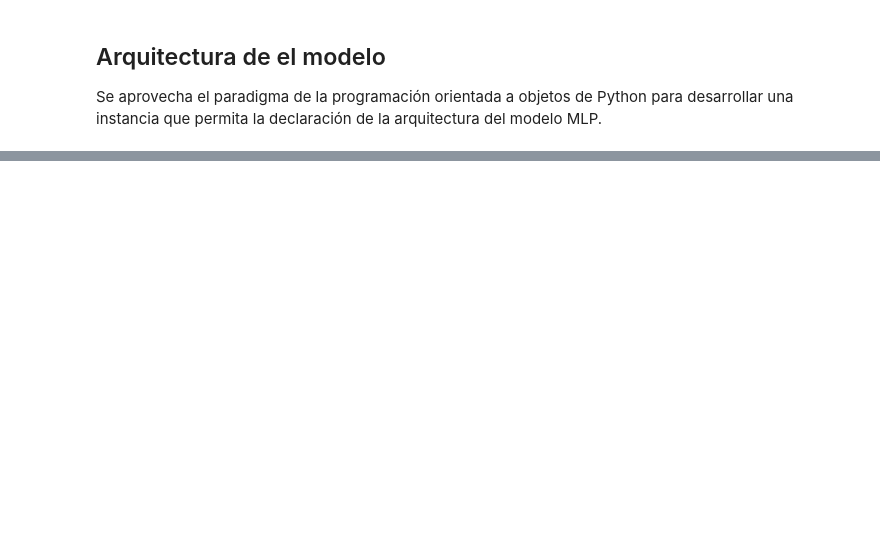
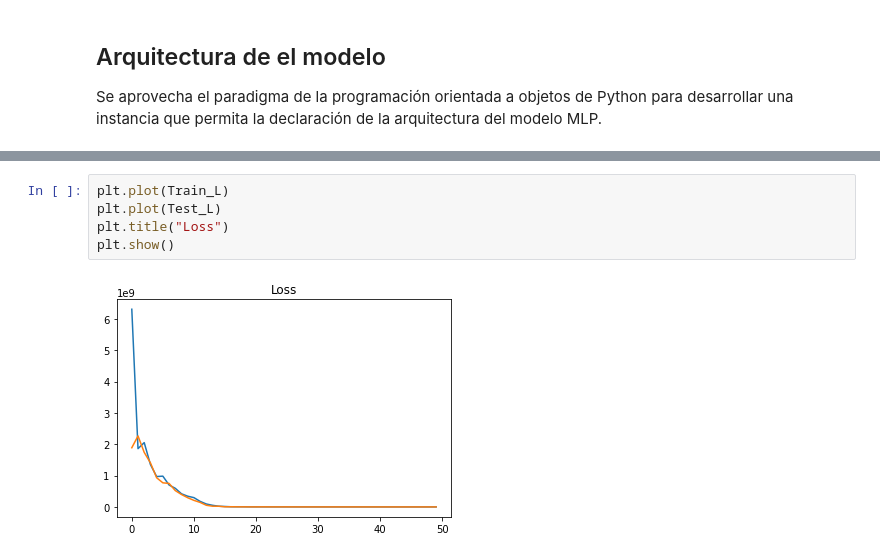
Before and after one commit to MichaelGaliciaZ/RNA_Avanzadas, a Jupyter notebook: Tarea_2/MLP_TensorFlowV2.ipynb, the cells around one changed output, grey strips where cells are left out. Saved outputs shown, nothing was run; the diff lists cells and outputs as text; blank space fills up the shorter version.

```diff
--- a/Tarea_2/MLP_TensorFlowV2.ipynb
+++ b/Tarea_2/MLP_TensorFlowV2.ipynb
@@ -80,0 +222,7 @@ class DNN_Model():
+# %%
+plt.plot(Train_L)
+plt.plot(Test_L)
+plt.title("Loss")
+plt.show()
+# %% [output]
+[figure, added]
```
Also changed, not shown: parts of 10 cells of this notebook.
